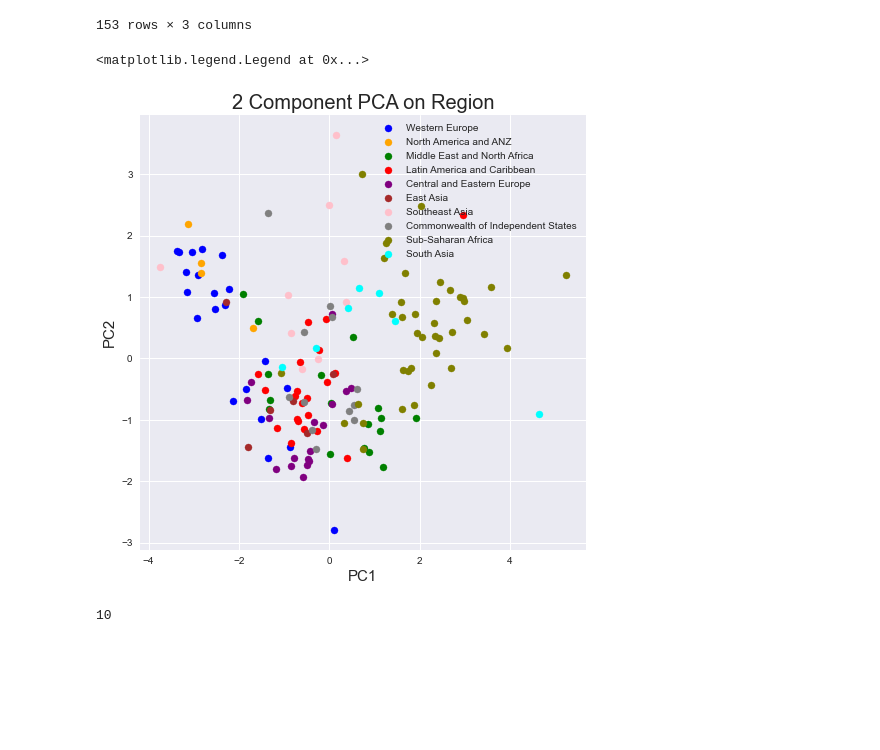
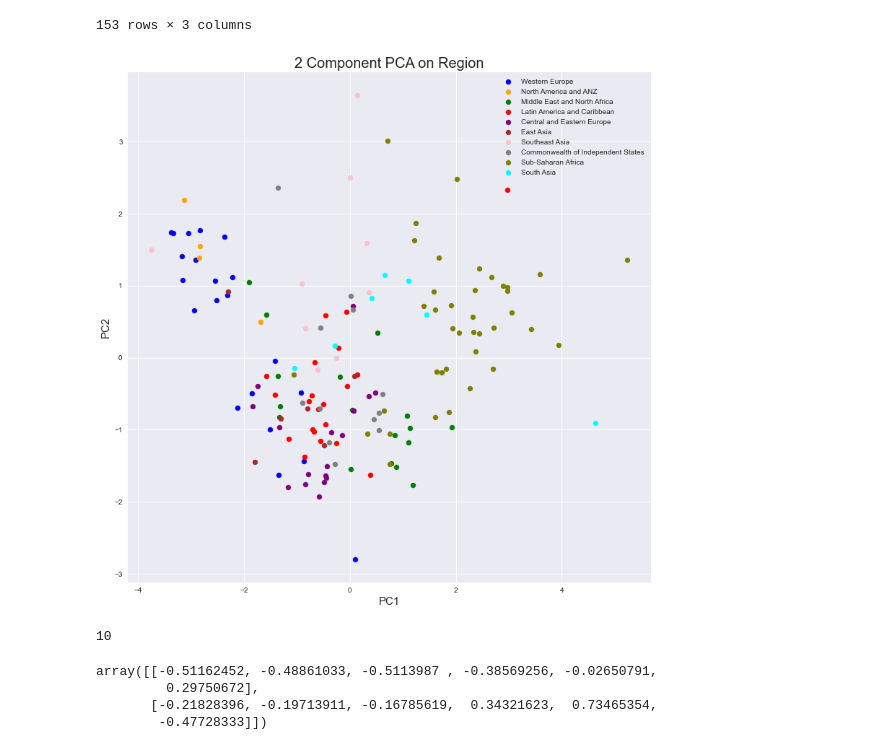
Before and after one commit to datares/happy-pineapples, a Jupyter notebook: analysis/regionPCA.ipynb, the cells around one changed output. Drawn from its saved outputs; the diff is of its cells as text; code cells hidden in the pictures; blank space fills up the shorter version.

```diff
--- a/analysis/regionPCA.ipynb
+++ b/analysis/regionPCA.ipynb
@@ -101,26 +102,33 @@ final
 | 152 | 4.637295 | -0.908531 | South Asia |
 153 rows × 3 columns
 # %%
-fig = plt.figure(figsize=(8,8))
+fig = plt.figure(figsize=(13,13))
 plt.xlabel("PC1", fontsize=15)
 plt.ylabel("PC2", fontsize=15)
 plt.title("2 Component PCA on Region",fontsize=20)
 
 regions = y["Regional indicator"].unique().tolist()
 colors = ["blue", "orange", "green", "red", "purple", "brown", "pink", "gray", "olive", "cyan"]
 
 for region, color in zip(regions, colors):
     indices_to_keep = final["Regional indicator"] == region
     plt.scatter(final.loc[indices_to_keep, "PC1"],
                 final.loc[indices_to_keep, "PC2"],
                 c=color,
                 s=50,
                label=region)
 plt.legend()
+plt.savefig("PCARegion.png")
 # %% [output]
-<matplotlib.legend.Legend at 0x...>
-[figure, old version]
+[figure, new version]
 # %%
 len(y["Regional indicator"].unique())
 # %% [output]
 10
+# %%
+pca.components_
+# %% [output]
+array([[-0.51162452, -0.48861033, -0.5113987 , -0.38569256, -0.02650791,
+         0.29750672],
+       [-0.21828396, -0.19713911, -0.16785619,  0.34321623,  0.73465354,
+        -0.47728333]])
```
Also changed, not shown: parts of 3 cells of this notebook, 1 other file.
